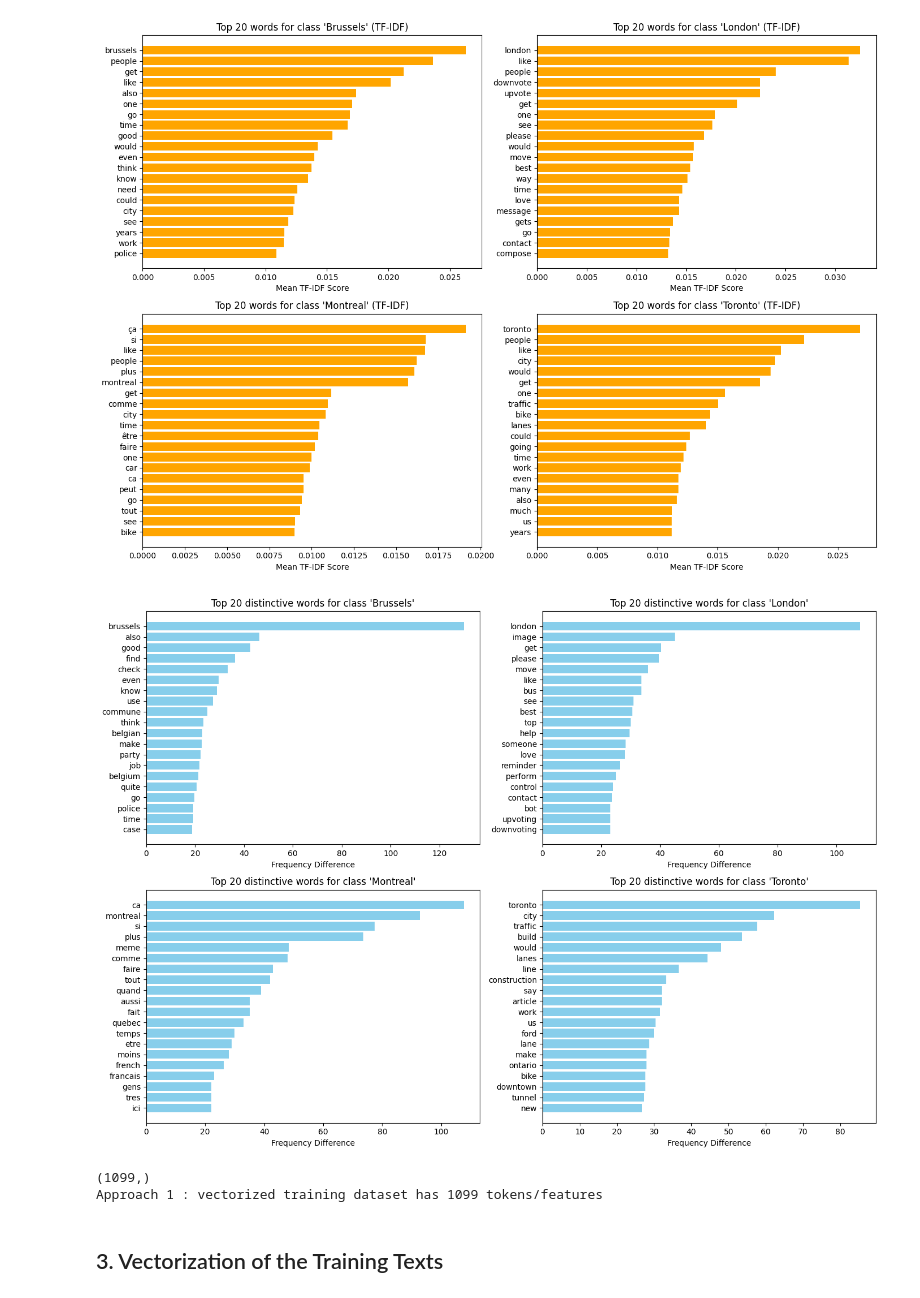
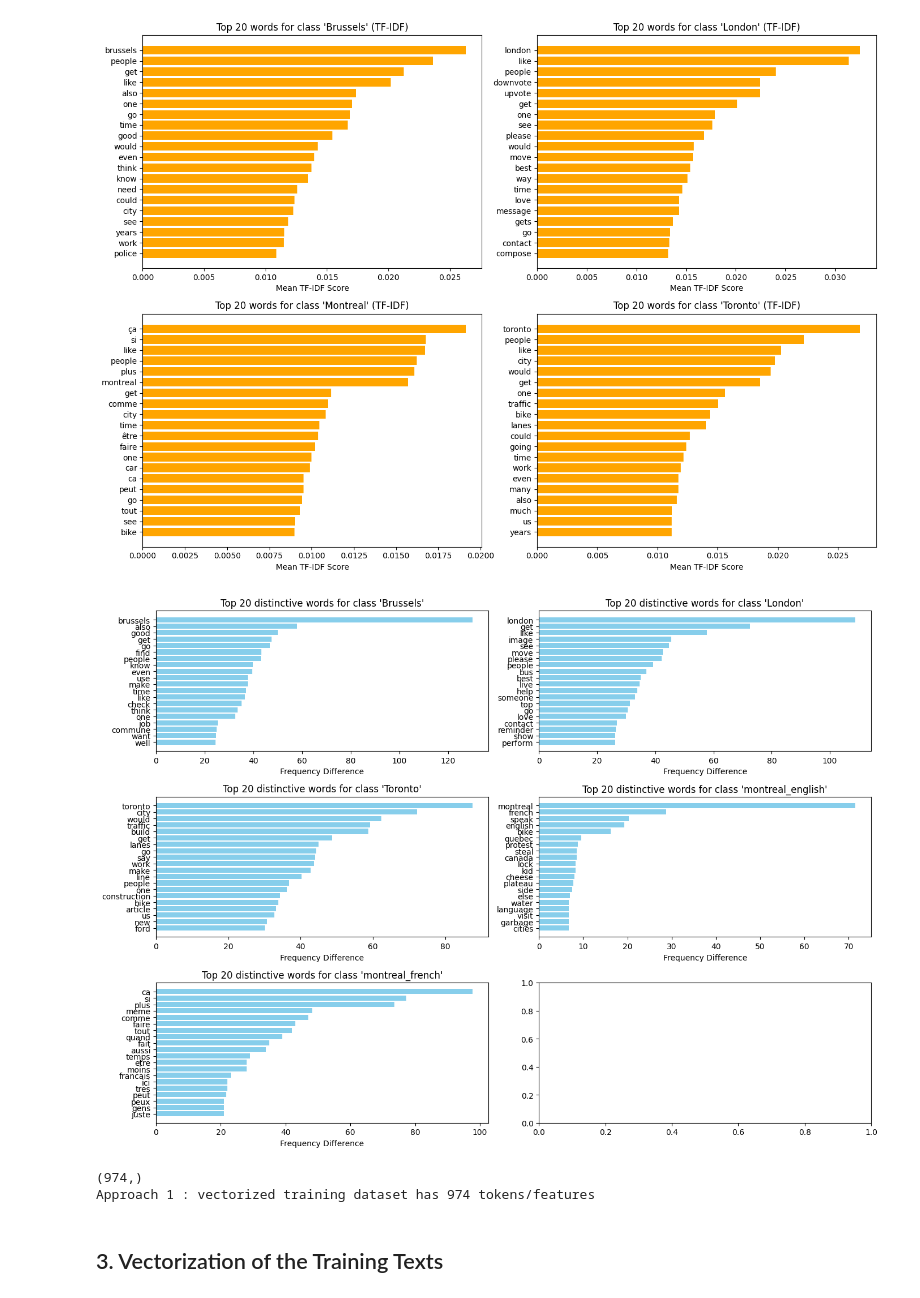
Before and after one commit to corentinlatimier17/ECSE551-MINI-PROJECT_2, a Jupyter notebook: codes/miniproject2.ipynb, the cells around one changed output. Saved outputs shown, nothing was run; the diff lists cells and outputs as text; code cells hidden in the pictures.

```diff
--- a/codes/miniproject2.ipynb
+++ b/codes/miniproject2.ipynb
@@ -396,13 +402,20 @@ class LemmaTokenizer:
 # Function to plot most distinctive words for each class using word frequency
 
 # improvement to look at  -> use a weighted score for montréal to select more english words or something like that
-english_words_set = set(words.words())  # Set of English words
 
+def classify_language(comment):
+    language, _ = langid.classify(comment)
+    return 'montreal_english' if language == 'en' else 'montreal_french' if language == 'fr' else 'montreal_english'
 
+# Modify the labels for comments in the Montreal class
+subreddits_mtl_distinct = []  # To hold modified labels
 
-
-
-
+for comment, label in zip(texts_train, subreddits_train):
+    if label == 'Montreal':
+        language = classify_language(comment)
+        subreddits_mtl_distinct.append(language)
+    else:
+        subreddits_mtl_distinct.append(label)
 
 
 def plot_most_distinctive_words_frequency(top_n_plot, texts_train, y_train, top_n_selected):
@@ -436,21 +449,29 @@ def plot_most_distinctive_words_frequency(top_n_plot, texts_train, y_train, top_
     all_distinctive_words = []
 
     # Set up the figure with subplots
-    fig, axes = plt.subplots(2, 2, figsize=(14, 10))  # Adjust grid size if needed
+    fig, axes = plt.subplots(3, 2, figsize=(14, 10))  # Adjust grid size if needed
     axes = axes.flatten()  # Flatten axes array for easy indexing
 
     for i, label in enumerate(unique_labels):
         # Calculate distinctiveness by comparing word frequency of this class to the average in other classes
         other_classes = [lbl for lbl in unique_labels if lbl != label]
-        avg_freq_other_classes = np.mean(
-            [word_frequencies[other_label] for other_label in other_classes], axis=0
-        )
+
+        if label=="montreal_english":
+            avg_freq_other_classes = np.mean([word_frequencies[other_label] for other_label in other_classes if other_label!="montreal_french"], axis=0)
+        if label=="montreal_french":
+            avg_freq_other_classes = np.mean([word_frequencies[other_label] for other_label in other_classes  if other_label!="montreal_english"], axis=0)
+        else:
+            avg_freq_other_classes = np.mean([word_frequencies[other_label] for other_label in other_classes], axis=0)
 
         # Calculate distinctiveness score (frequency in this class minus average frequency in other classes)
         distinctiveness_scores = word_frequencies[label] - avg_freq_other_classes
 
         # Get the indices of the top N distinctive words
-        top_indices = np.argsort(distinctiveness_scores)[-top_n_selected:][::-1]  # Indices of top N scores in descending order
+        if label=="montreal_english" or label=="montreal_french":
+            top_n_selected_mtl = int(top_n_selected*0.5)
+            top_indices = np.argsort(distinctiveness_scores)[-top_n_selected_mtl:][::-1]  # Indices of top N scores in descending order
+        else:
+            top_indices = np.argsort(distinctiveness_scores)[-top_n_selected:][::-1]  # Indices of top N scores in descending order
 
         # Select the top N distinctive words and their scores
         distinctive_words = [feature_names[idx] for idx in top_indices]
@@ -461,37 +482,37 @@ def plot_most_distinctive_words_frequency(top_n_plot, texts_train, y_train, top_
 
         # Plot in the subplot
         ax = axes[i]
         ax.barh(distinctive_words[0:top_n_plot], distinctive_scores[0:top_n_plot], color='skyblue')
         ax.set_xlabel("Frequency Difference")
         ax.set_title(f"Top {top_n_plot} distinctive words for class '{label}'")
         ax.invert_yaxis()  # Invert y-axis to have the most distinctive words on top
 
     # Adjust layout and show the figure
     plt.tight_layout()
     plt.show()
 
     # Return the merged list of top distinctive words across all classes
     return list(set(all_distinctive_words))  # Convert to set to remove duplicates and back to list
 
 
 # Call the function to plot top distinctive words for each class
-vocab = np.array(plot_most_distinctive_words_frequency(20, texts_train, subreddits_train, top_n_selected=300))
+vocab = np.array(plot_most_distinctive_words_frequency(20, texts_train, subreddits_mtl_distinct, top_n_selected=400))
 print(np.unique(vocab).shape)
 
 vectorizer = CountVectorizer(
     binary=True, # vectorized vector must be binary for Naive Bayes
     lowercase=True, # words must be in lowercases
     vocabulary=vocab
 )
 
 x_train_distinctiveness = vectorizer.fit_transform(texts_train)
 x_test_distinctiveness = vectorizer.transform(texts_test)
 
 print(f"Approach 1 : vectorized training dataset has {x_train_distinctiveness.shape[1]} tokens/features")
 # %% [output]
-[figure, old version]
+[figure, new version]
-(1099,)
-Approach 1 : vectorized training dataset has 1099 tokens/features
+(974,)
+Approach 1 : vectorized training dataset has 974 tokens/features
 # %% [markdown]
 ## 3. Vectorization of the Training Texts
 # %% [markdown]
```
Also changed, not shown: parts of 3 cells of this notebook.
